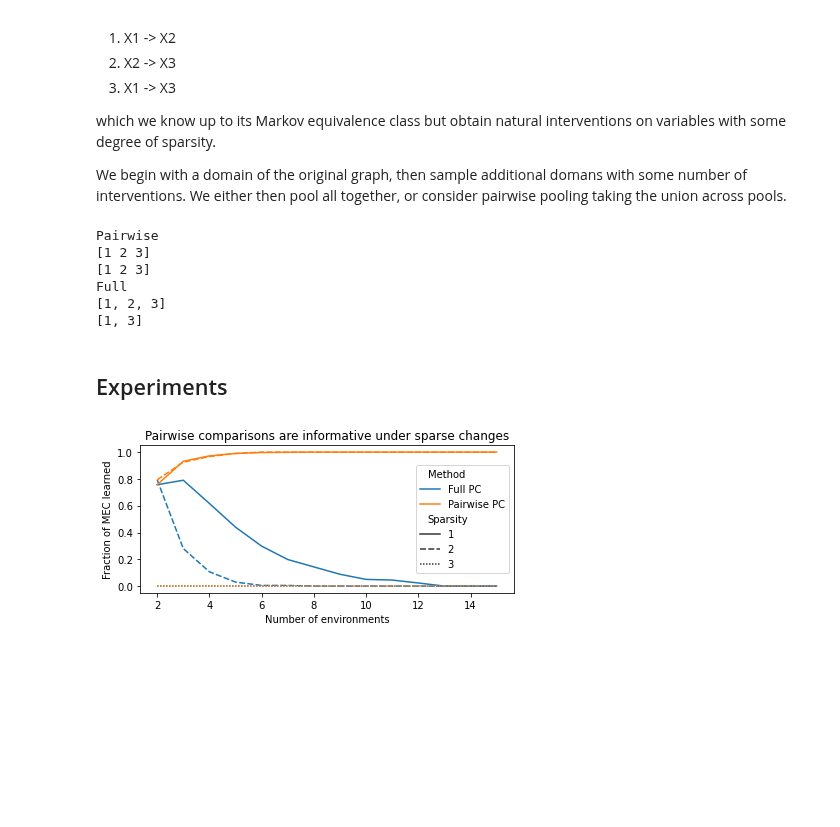
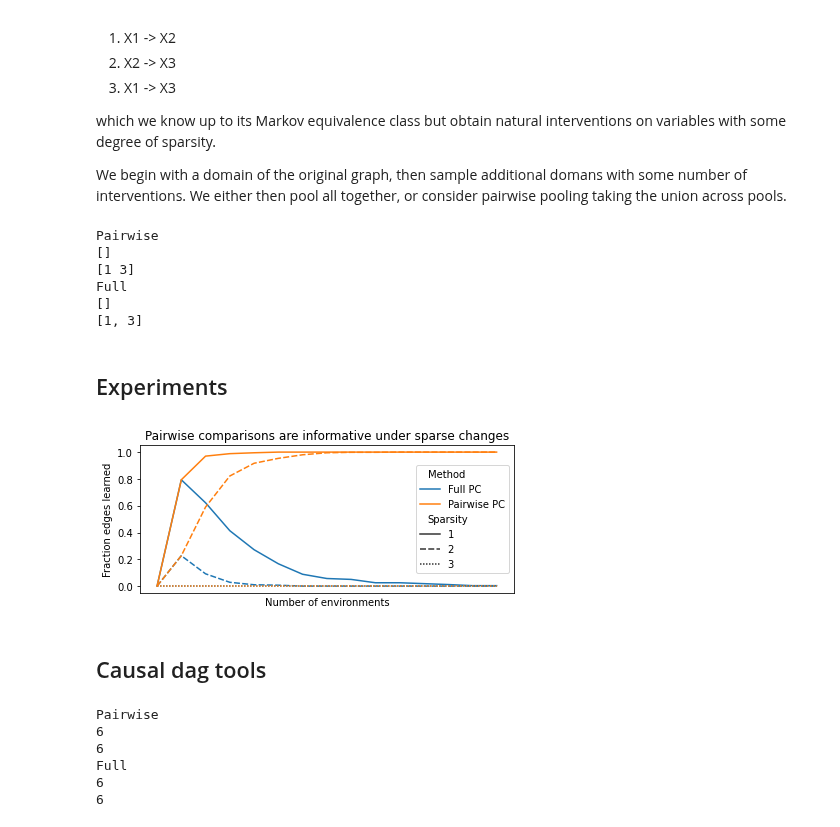
Before and after one commit to rflperry/sparse_shift, a Jupyter notebook: notebooks/05-rp-sparse_oracle_pc.ipynb, the cells around one changed output. Saved outputs shown, nothing was run; the diff lists cells and outputs as text; code cells hidden in the pictures; blank space fills up the shorter version.

Commit message:
causaldag methods

```diff
--- a/notebooks/05-rp-sparse_oracle_pc.ipynb
+++ b/notebooks/05-rp-sparse_oracle_pc.ipynb
@@ -43,7 +43,10 @@ class FullPC:
         self.domains_.append(interventions)
 
     def get_learned_edges(self):
-        return intervention_dict[tuple(sorted(self.interv_edges_))]
+        if len(self.domains_) == 1:
+            return []
+        else:
+            return intervention_dict[tuple(sorted(self.interv_edges_))]
 
 class PairwisePC:
     def __init__(self):
@@ -51,8 +54,6 @@ class PairwisePC:
         self.learned_edges_ = []
 
     def add_domain(self, interventions):
-        self.learned_edges_.append(intervention_dict[tuple(sorted(interventions))])
-
         for prior_domain in self.domains_:
             self.learned_edges_.append(intervention_dict[tuple(
                 sorted(np.unique(np.hstack((prior_domain, interventions))))
@@ -61,7 +62,10 @@ class PairwisePC:
         self.domains_.append(interventions)
 
     def get_learned_edges(self):
-        return np.unique(np.hstack(self.learned_edges_)).astype(int)
+        if len(self.domains_) == 1:
+            return []
+        else:
+            return np.unique(np.hstack(self.learned_edges_)).astype(int)
 # %%
 print('Pairwise')
 fpc = PairwisePC()
@@ -78,10 +82,10 @@ fpc.add_domain([3])
 print(fpc.get_learned_edges())
 # %% [output]
 Pairwise
-[1 2 3]
-[1 2 3]
+[]
+[1 3]
 Full
-[1, 2, 3]
+[]
 [1, 3]
 # %% [markdown]
 ## Experiments
@@ -94,34 +98,39 @@ for rep in range(n_reps):
     for sparsity in [1, 2, 3]:
         fpc = FullPC()
         ppc = PairwisePC()
-        for n_env in range(2, n_environments+1):
+        for n_env in range(1, n_environments+1):
             interventions = tuple(np.random.choice([1, 2, 3], sparsity, replace=False))
             fpc.add_domain(interventions)
             ppc.add_domain(interventions)
             results_mat.append([
-                rep, 'Full PC', sparsity, n_env, len(fpc.get_learned_edges()) / 3
+                rep, 'Full PC', sparsity, n_env, len(fpc.get_learned_edges())
             ])
             results_mat.append([
-                rep, 'Pairwise PC', sparsity, n_env, len(ppc.get_learned_edges()) / 3
+                rep, 'Pairwise PC', sparsity, n_env, len(ppc.get_learned_edges())
             ])
 # %%
 df = pd.DataFrame(
     results_mat,
-    columns=['Rep', 'Method', 'Sparsity', 'Number of environments', 'Fraction of MEC learned'])
+    columns=['Rep', 'Method', 'Sparsity', 'Number of environments', 'Learned edges'])
+
+df['Fraction edges learned'] = df['Learned edges'] / 3
 # %%
 plt.figure(figsize=(6, 3))
 sns.lineplot(
     data=df,
     x='Number of environments',
-    y='Fraction of MEC learned',
+    y='Fraction edges learned',
     hue='Method',
     style='Sparsity',
     ci=None,
     # palette='gist_heat'
 )
 plt.title('Pairwise comparisons are informative under sparse changes')
 plt.tight_layout()
+plt.xticks([])
 plt.savefig('./figures/pairwise_oracle_pc_simulation.pdf')
 plt.show()
 # %% [output]
-[figure, old version]
+[figure, new version]
+# %% [markdown]
+## Causal dag tools
@@ -127,0 +230,23 @@ plt.show()
+# %%
+dag = np.asarray([[0, 0, 0], [1, 0 ,0], [1, 1, 0]])
+
+print('Pairwise')
+ppc = PairwisePC(dag)
+ppc.add_domain([0, 1, 2])
+print(len(ppc.get_mec_dags()))
+ppc.add_domain([0, 1, 2])
+print(len(ppc.get_mec_dags()))
+
+print('Full')
+fpc = FullPC(dag)
+fpc.add_domain([0, 1, 2])
+print(len(fpc.get_mec_dags()))
+fpc.add_domain([0, 1, 2])
+print(len(fpc.get_mec_dags()))
+# %% [output]
+Pairwise
+6
+6
+Full
+6
+6
```
Also changed, not shown: parts of 7 cells of this notebook, 15 other files.
